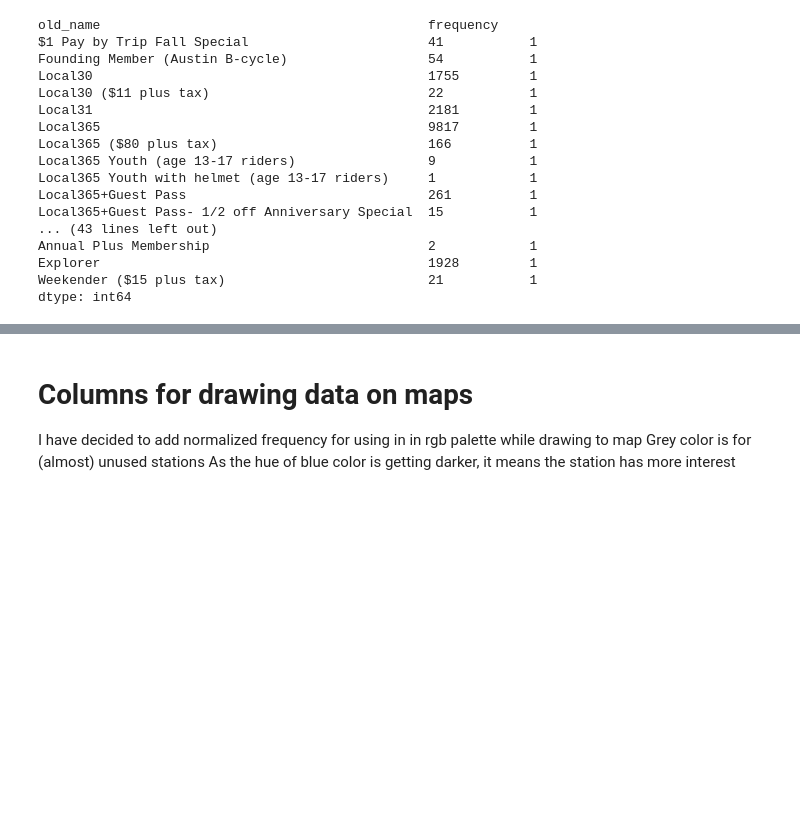
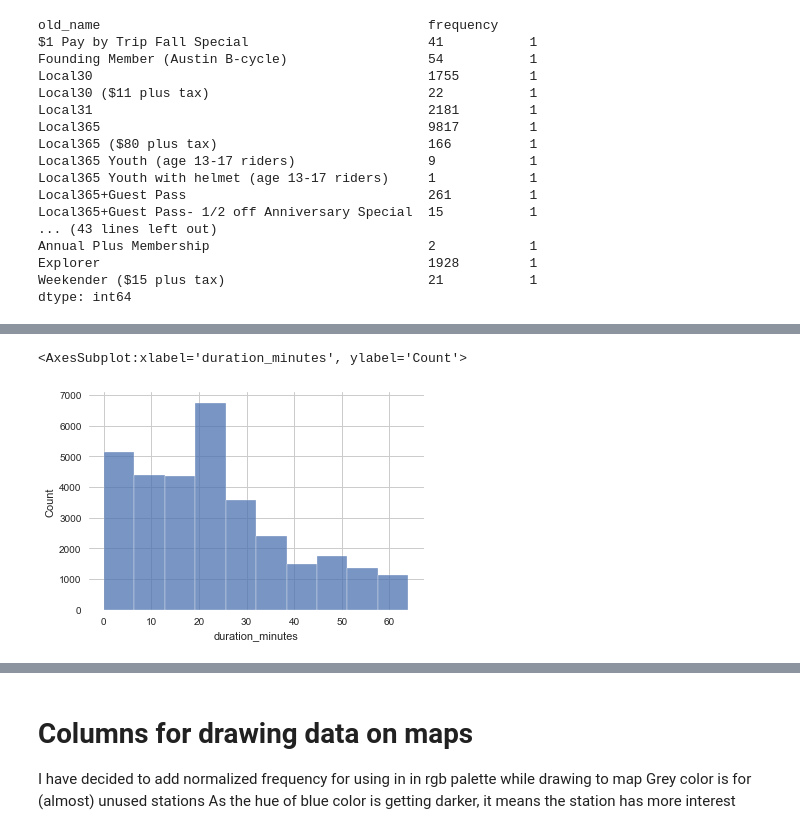
Before and after one commit to yaaqbp/austin_bikeshare, a Jupyter notebook: austin_bikeshare_project.ipynb, the cells around one changed output, grey strips where cells are left out. Saved outputs shown, nothing was run; the diff lists cells and outputs as text; code cells hidden in the pictures; blank space fills up the shorter version.

```diff
--- a/austin_bikeshare_project.ipynb
+++ b/austin_bikeshare_project.ipynb
@@ -243,0 +256,5 @@ Name: duration_minutes, dtype: float64
+# %%
+sns.histplot(data = not_annual_trips.duration_minutes, bins= 10)
+# %% [output]
+<AxesSubplot:xlabel='duration_minutes', ylabel='Count'>
+[figure, added]
```
Also changed, not shown: parts of 13 cells of this notebook.
